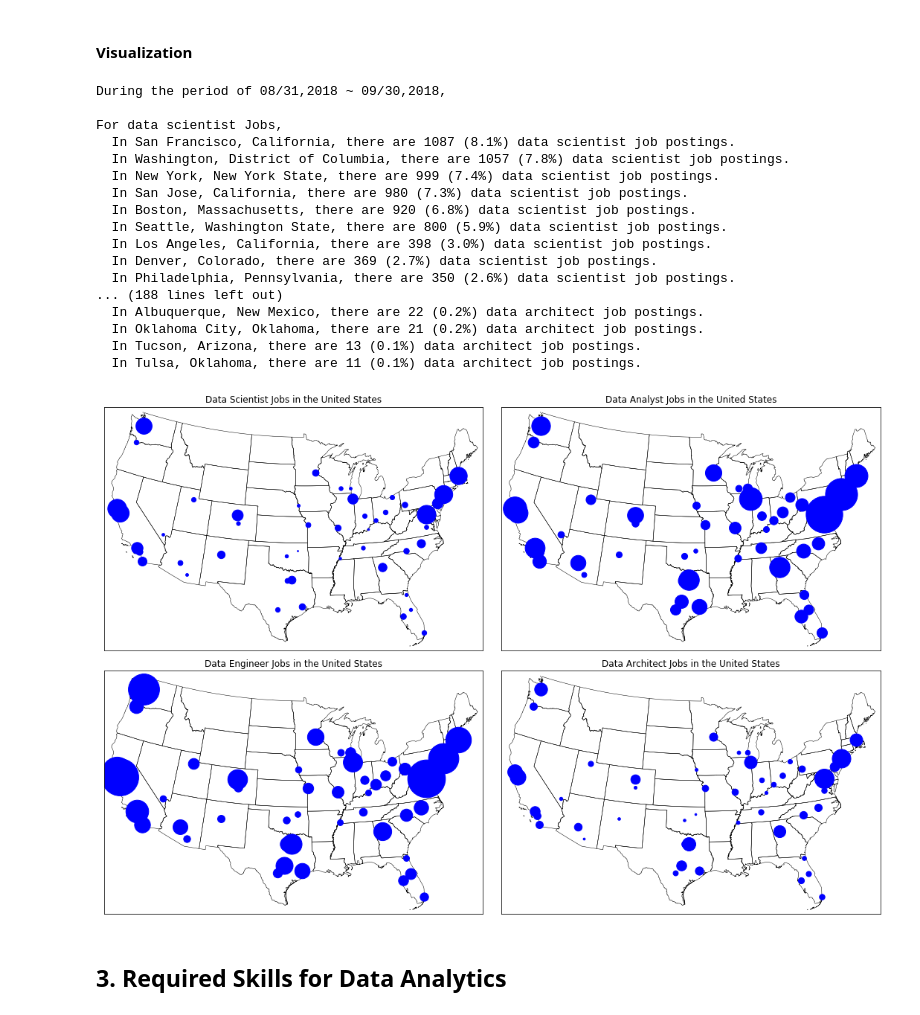
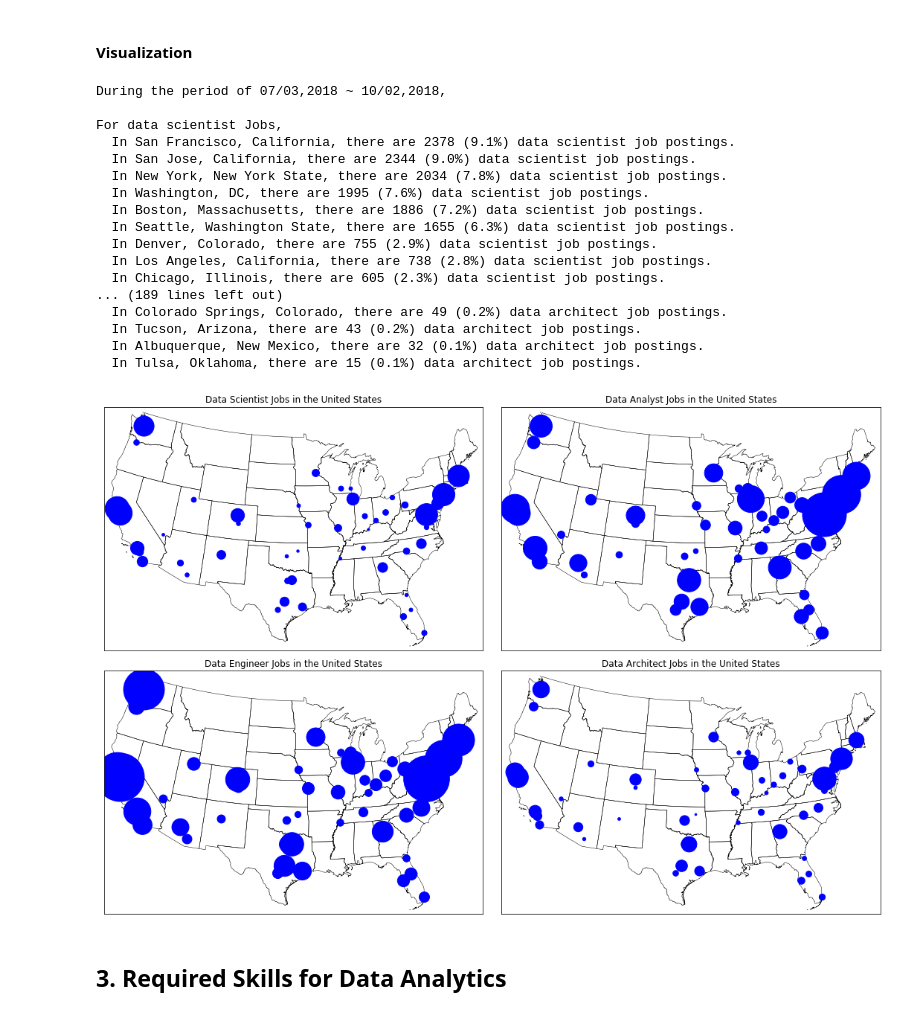
Before and after one commit to jiyong-park/Data-Analytics-Job-Index, a Jupyter notebook: Data Analytics Job Index.ipynb, the cells around one changed output. Cells and saved outputs as stored; diff of their text form; code cells hidden in the pictures.

```diff
--- a/Data Analytics Job Index.ipynb
+++ b/Data Analytics Job Index.ipynb
@@ -51,7 +51,7 @@ def get_soup(url):
 #### Define time window
 # %%
 # Jobs posted within past __ days
-time_window = 30
+time_window = 91
 
 now = datetime.now()
 before = now - timedelta(days=time_window)
@@ -103,9 +103,16 @@ for keyword in list_of_keyword:
 # %% [markdown]
 #### Visualization
 # %%
-keywords = sorted(keyword_job, key=keyword_job.__getitem__, reverse=True)[::-1]
+keywords = sorted(keyword_job, key=keyword_job.__getitem__, reverse=True)
 y_pos = np.arange(len(keywords))
-count = sorted(keyword_job.values(), reverse=True)[::-1]
+count = sorted(keyword_job.values(), reverse=True)
+
+print('During the period of {}, '.format(query_period))
+for j in range(len(keywords)):
+    print('  The number of {} job postings in {}: {}'.format(keywords[j],location, count[j]))
+
+keywords = keywords[::-1]
+count = count[::-1]
 
 plt.rcParams['figure.figsize'] = (8,5)
 plt.bar(y_pos, count, align='center', width=0.7, alpha=0.8)
@@ -126,7 +138,12 @@ list_of_keyword = ['data scientist','data analyst','data engineer', 'data archit
 # %%
 # Where are you interested in?
 # Top 50 US cities of job postings in Indeed.com
-list_of_location = ['Indianapolis, Indiana','Jacksonville, Florida','Los Angeles, California','Madison, Wisconsin','Fort Worth, Texas','Baltimore, Maryland','Colorado Springs, Colorado','Tucson, Arizona','Cincinnati, Ohio','Houston, Texas','Milwaukee, Wisconsin','Charlotte, North Carolina','Phoenix, Arizona','Kansas City, Missouri','Tampa, Florida','Philadelphia, Pennsylvania','San Diego, California','Columbus, Ohio','Chicago, Illinois','Irvine, California','Pittsburgh, Pennsylvania','Austin, Texas','St. Louis, Missouri','New York, New York State','Memphis, Tennessee','Minneapolis, Minnesota','Oklahoma City, Oklahoma','Omaha, Nebraska','Portland, Oregon','Raleigh, North Carolina','Dallas, Texas','Salt Lake City, Utah','Albuquerque, New Mexico','Seattle, Washington State','San Jose, California','Louisville, Kentucky','Richmond, Virginia','Sacramento, California','Orlando, Florida','Atlanta, Georgia','Miami, Florida','Denver, Colorado','Tulsa, Oklahoma','Washington, District of Columbia','San Francisco, California','Nashville, Tennessee','Las Vegas, Nevada','Boston, Massachusetts','San Antonio, Texas','Cleveland, Ohio']
+list_of_location = ['Indianapolis, Indiana','Jacksonville, Florida','Los Angeles, California','Madison, Wisconsin','Fort Worth, Texas','Baltimore, Maryland','Colorado Springs, Colorado',
+                    'Tucson, Arizona','Cincinnati, Ohio','Houston, Texas','Milwaukee, Wisconsin','Charlotte, North Carolina','Phoenix, Arizona','Kansas City, Missouri','Tampa, Florida','Philadelphia, Pennsylvania',
+                    'San Diego, California','Columbus, Ohio','Chicago, Illinois','Irvine, California','Pittsburgh, Pennsylvania','Austin, Texas','St. Louis, Missouri','New York, New York State','Memphis, Tennessee',
+                    'Minneapolis, Minnesota','Oklahoma City, Oklahoma','Omaha, Nebraska','Portland, Oregon','Raleigh, North Carolina','Dallas, Texas','Salt Lake City, Utah','Albuquerque, New Mexico','Seattle, Washington State',
+                    'San Jose, California','Louisville, Kentucky','Richmond, Virginia','Sacramento, California','Orlando, Florida','Atlanta, Georgia','Miami, Florida','Denver, Colorado','Tulsa, Oklahoma',
+                    'Washington, DC','San Francisco, California','Nashville, Tennessee','Las Vegas, Nevada','Boston, Massachusetts','San Antonio, Texas','Cleveland, Ohio']
 # %% [markdown]
 #### Scrapping
 # %%
@@ -228,50 +245,50 @@ for i in range(len(keyword_location_job)):
     location_list = sorted(location_job, key=location_job.__getitem__, reverse=True)
     job_list = sorted(location_job.values(), reverse=True)
 
     if len(keyword_location_job)%2 == 0:
         plt.subplot(len(keyword_location_job)//2,2,i+1)
     else:
         plt.subplot(len(keyword_location_job)//2 + 1,2,i+1)
 
     plt.title(keyword.title() + ' Jobs in the United States')
 
     # Keep in mind to have the following files (st99_d00.shx, st99_d00.shp, st99_d00.dbf) in your directory
     # The files can be found on https://github.com/matplotlib/basemap/tree/master/examples
     map.readshapefile('maps\st99_d00', name='states', drawbounds=True)
 
     print('\nFor {} Jobs, '.format(keyword))
     for (location, count) in zip(location_list, job_list):
         try:
             loc = geolocator.geocode(location)
             x, y = map(loc.longitude, loc.latitude)
             percent = count/total_jobs*100
-            size = math.sqrt(count)/1.3
+            size = math.sqrt(count)/1.5
             map.plot(x,y,marker='o',color='Blue',markersize=size)
             print('  In {}, there are {} ({:.1f}%) {} job postings.'.format(location, count, percent, keyword))
         except:
             pass
 
 plt.tight_layout()
 plt.show()
 # %% [output]
-During the period of 08/31,2018 ~ 09/30,2018,
+During the period of 07/03,2018 ~ 10/02,2018,
 
 For data scientist Jobs,
-  In San Francisco, California, there are 1087 (8.1%) data scientist job postings.
-  In Washington, District of Columbia, there are 1057 (7.8%) data scientist job postings.
-  In New York, New York State, there are 999 (7.4%) data scientist job postings.
-  In San Jose, California, there are 980 (7.3%) data scientist job postings.
-  In Boston, Massachusetts, there are 920 (6.8%) data scientist job postings.
-  In Seattle, Washington State, there are 800 (5.9%) data scientist job postings.
-  In Los Angeles, California, there are 398 (3.0%) data scientist job postings.
-  In Denver, Colorado, there are 369 (2.7%) data scientist job postings.
-  In Philadelphia, Pennsylvania, there are 350 (2.6%) data scientist job postings.
-... (188 lines left out)
-  In Albuquerque, New Mexico, there are 22 (0.2%) data architect job postings.
-  In Oklahoma City, Oklahoma, there are 21 (0.2%) data architect job postings.
-  In Tucson, Arizona, there are 13 (0.1%) data architect job postings.
-  In Tulsa, Oklahoma, there are 11 (0.1%) data architect job postings.
+  In San Francisco, California, there are 2378 (9.1%) data scientist job postings.
+  In San Jose, California, there are 2344 (9.0%) data scientist job postings.
+  In New York, New York State, there are 2034 (7.8%) data scientist job postings.
+  In Washington, DC, there are 1995 (7.6%) data scientist job postings.
+  In Boston, Massachusetts, there are 1886 (7.2%) data scientist job postings.
+  In Seattle, Washington State, there are 1655 (6.3%) data scientist job postings.
+  In Denver, Colorado, there are 755 (2.9%) data scientist job postings.
+  In Los Angeles, California, there are 738 (2.8%) data scientist job postings.
+  In Chicago, Illinois, there are 605 (2.3%) data scientist job postings.
+... (189 lines left out)
+  In Colorado Springs, Colorado, there are 49 (0.2%) data architect job postings.
+  In Tucson, Arizona, there are 43 (0.2%) data architect job postings.
+  In Albuquerque, New Mexico, there are 32 (0.1%) data architect job postings.
+  In Tulsa, Oklahoma, there are 15 (0.1%) data architect job postings.
-[figure, old version]
+[figure, new version]
 # %% [markdown]
 ## 3. Required Skills for Data Analytics
 # %% [markdown]
```
Also changed, not shown: parts of 19 cells of this notebook.
